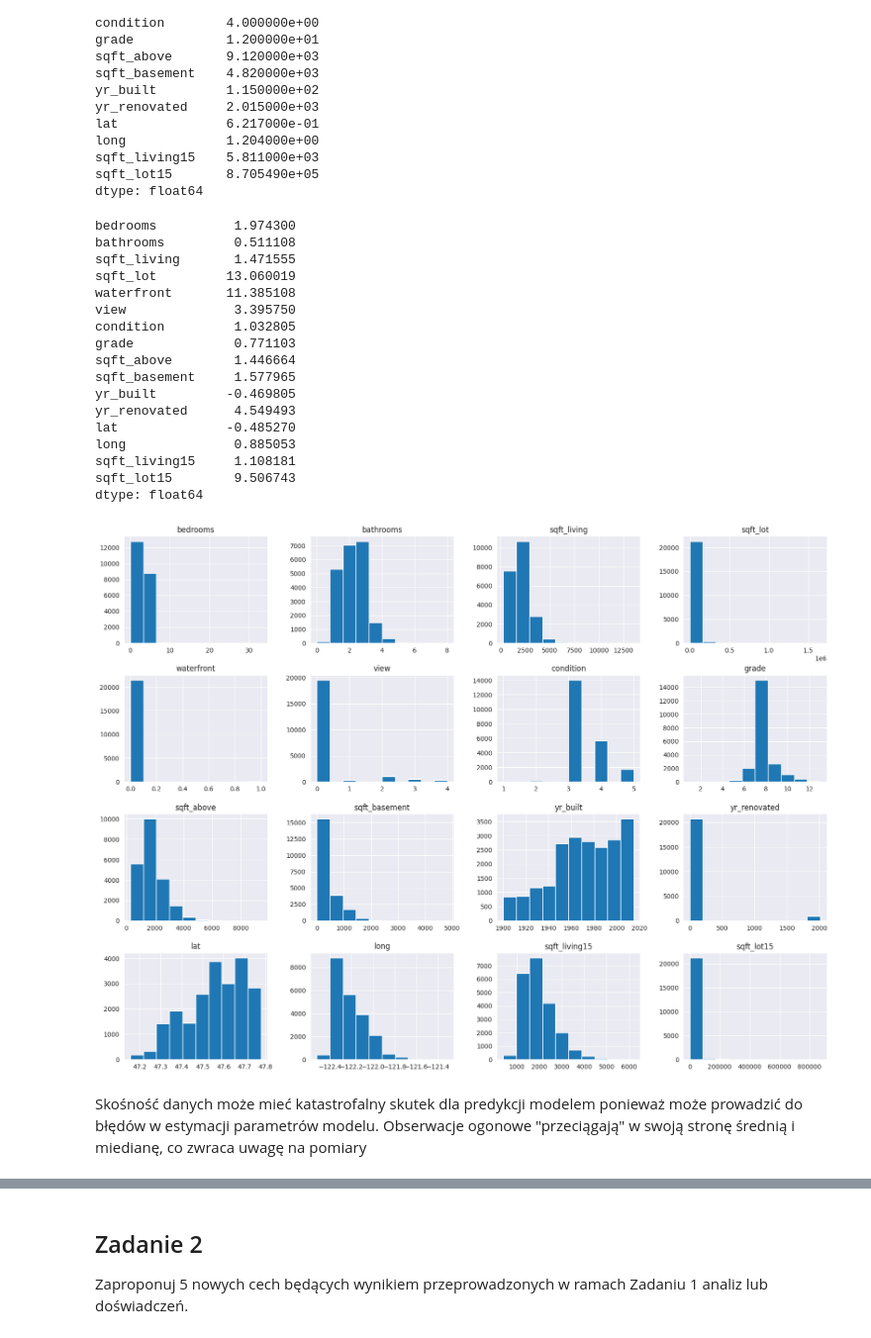
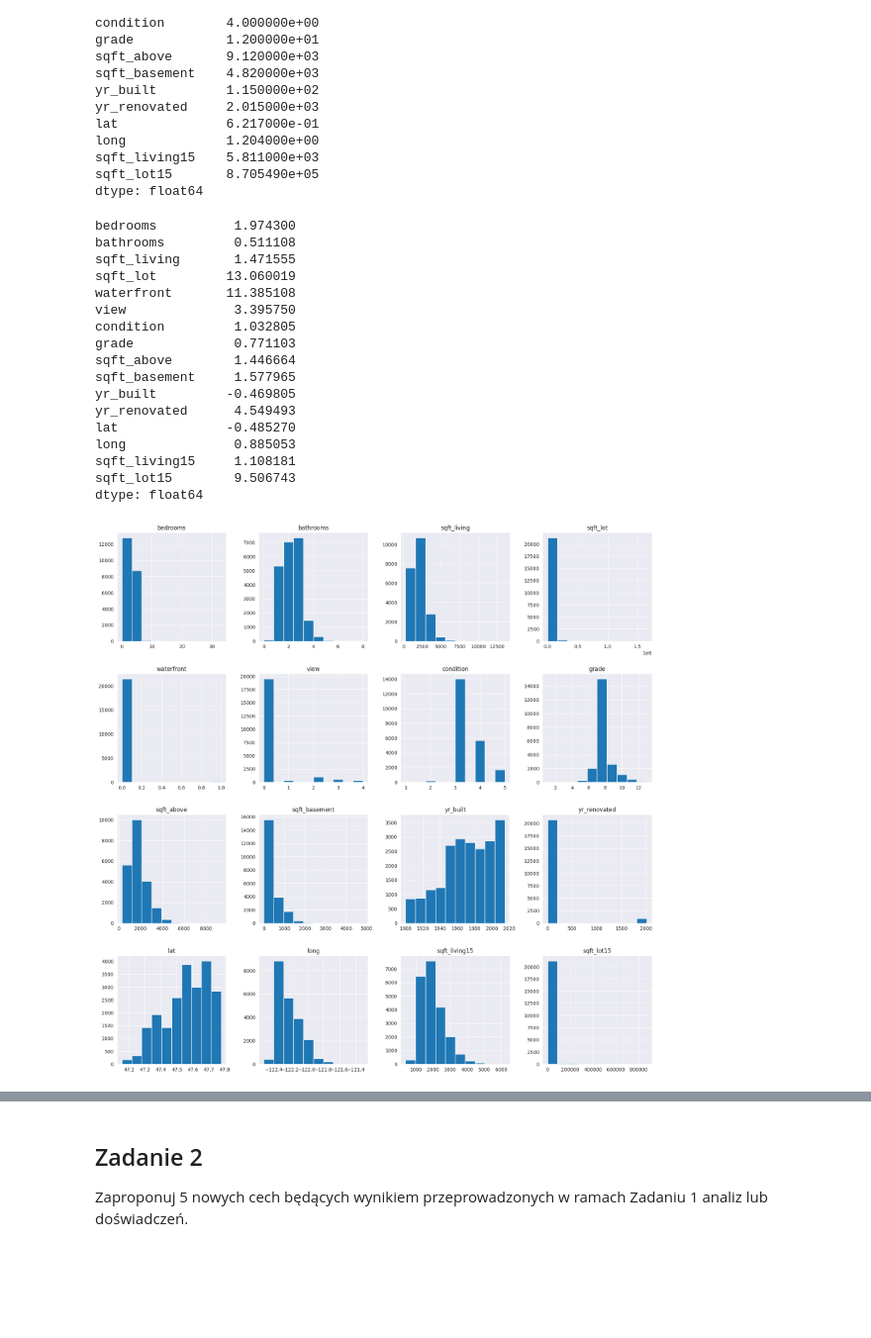
Before and after one commit to legeof008/saris-2024, a Jupyter notebook: projekt/ZMUM - Projekt Indywidualny.ipynb, the cells around one changed output, grey strips where cells are left out. Shown: that part at 99% size. Saved outputs shown, nothing was run; the diff lists cells and outputs as text; code cells hidden in the pictures; blank space fills up the shorter version.

```diff
--- a/projekt/ZMUM - Projekt Indywidualny.ipynb
+++ b/projekt/ZMUM - Projekt Indywidualny.ipynb
@@ -113,27 +113,25 @@ dtype: float64
 # %%
 # skośność
 display(df[attributes].skew())
 # Histogramy aby zauważyć graficznie skośność
-df[attributes].hist(figsize=(20,15))
+df[attributes].hist(figsize=(20,20))
 plt.show()
 # %% [output]
 bedrooms          1.974300
 bathrooms         0.511108
 sqft_living       1.471555
 sqft_lot         13.060019
 waterfront       11.385108
 view              3.395750
 condition         1.032805
 grade             0.771103
 sqft_above        1.446664
 sqft_basement     1.577965
 yr_built         -0.469805
 yr_renovated      4.549493
 lat              -0.485270
 long              0.885053
 sqft_living15     1.108181
 sqft_lot15        9.506743
 dtype: float64
-[figure, old version]
+[figure, new version]
-# %% [markdown]
-Skośność danych może mieć katastrofalny skutek dla predykcji modelem ponieważ może prowadzić do błędów w estymacji parametrów modelu. Obserwacje ogonowe "przeciągają" w swoją stronę średnią i miedianę, co zwraca uwagę na pomiary
```
Also changed, not shown: parts of 6 cells of this notebook, 2 other files.
